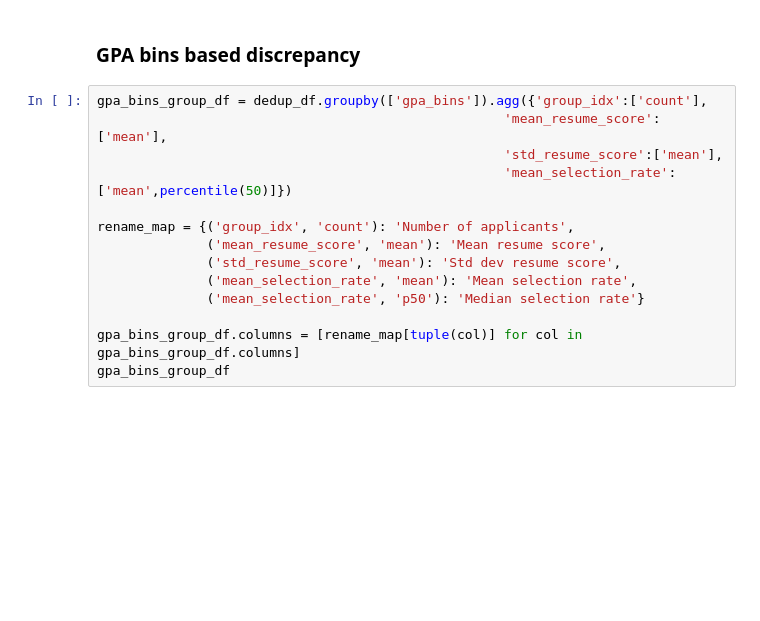
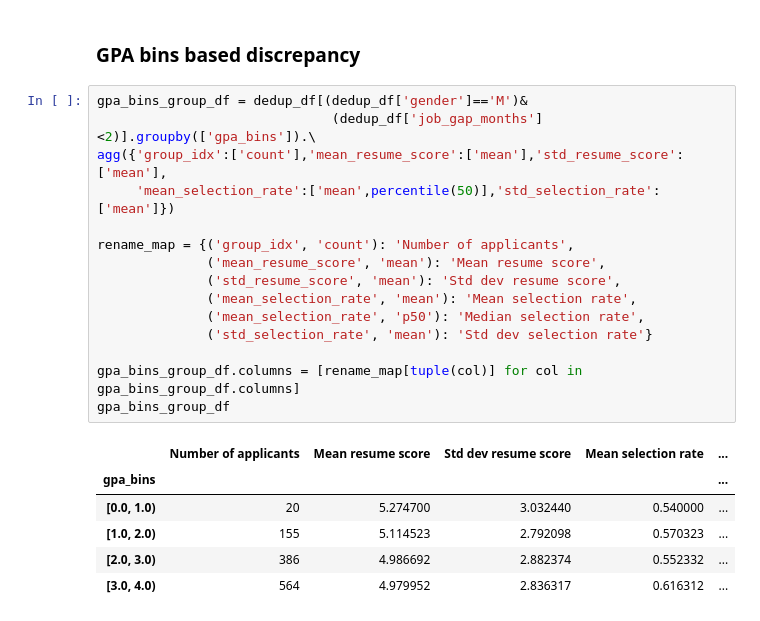
Before and after one commit to leehengpan/csci1951z-audit-analysis, a Jupyter notebook: audit-analysis.ipynb, the cells around one changed output. Drawn from its saved outputs; the diff is of its cells as text; blank space fills up the shorter version.

```diff
--- a/audit-analysis.ipynb
+++ b/audit-analysis.ipynb
@@ -328,16 +409,24 @@ degree_group_df
 # %% [markdown]
 ### GPA bins based discrepancy
 # %%
-gpa_bins_group_df = dedup_df.groupby(['gpa_bins']).agg({'group_idx':['count'],
-                                                    'mean_resume_score':['mean'],
-                                                    'std_resume_score':['mean'],
-                                                    'mean_selection_rate':['mean',percentile(50)]})
+gpa_bins_group_df = dedup_df[(dedup_df['gender']=='M')&
+                              (dedup_df['job_gap_months']<2)].groupby(['gpa_bins']).\
+agg({'group_idx':['count'],'mean_resume_score':['mean'],'std_resume_score':['mean'],
+     'mean_selection_rate':['mean',percentile(50)],'std_selection_rate':['mean']})
 
 rename_map = {('group_idx', 'count'): 'Number of applicants',
               ('mean_resume_score', 'mean'): 'Mean resume score',
               ('std_resume_score', 'mean'): 'Std dev resume score',
               ('mean_selection_rate', 'mean'): 'Mean selection rate',
-              ('mean_selection_rate', 'p50'): 'Median selection rate'}
+              ('mean_selection_rate', 'p50'): 'Median selection rate',
+              ('std_selection_rate', 'mean'): 'Std dev selection rate'}
 
 gpa_bins_group_df.columns = [rename_map[tuple(col)] for col in gpa_bins_group_df.columns]
 gpa_bins_group_df
+# %% [output]
+|  | Number of applicants | Mean resume score | Std dev resume score | Mean selection rate | ... |
+| gpa_bins |  |  |  |  | ... |
+| [0.0, 1.0) | 20 | 5.274700 | 3.032440 | 0.540000 | ... |
+| [1.0, 2.0) | 155 | 5.114523 | 2.792098 | 0.570323 | ... |
+| [2.0, 3.0) | 386 | 4.986692 | 2.882374 | 0.552332 | ... |
+| [3.0, 4.0) | 564 | 4.979952 | 2.836317 | 0.616312 | ... |
```
Also changed, not shown: parts of 17 cells of this notebook.
